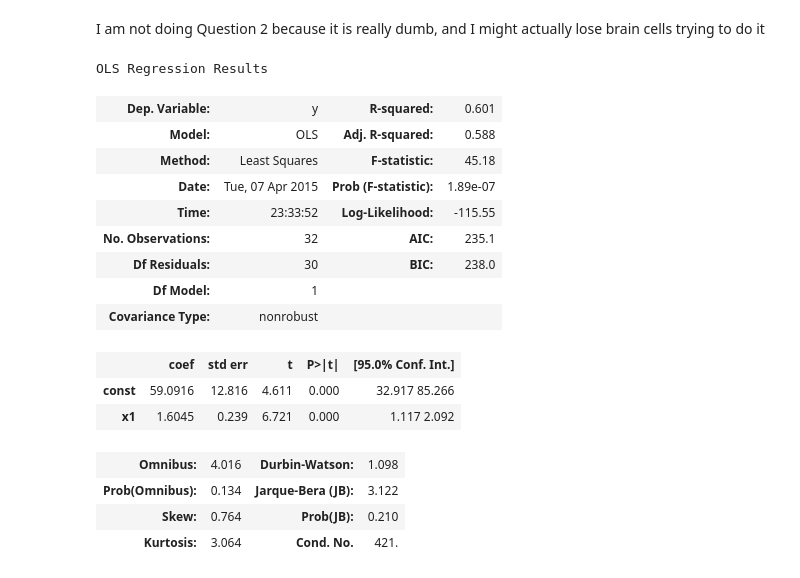
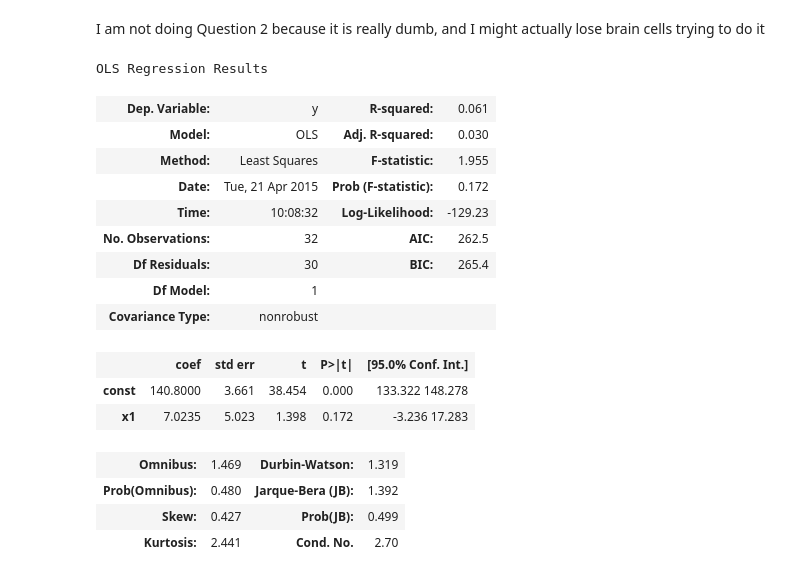
Before and after one commit to josephmisiti/applied-linear-regression, a Jupyter notebook: week2/week2.ipynb, the cells around one changed output. Saved outputs shown, nothing was run; the diff lists cells and outputs as text; code cells hidden in the pictures.

```diff
--- a/week2/week2.ipynb
+++ b/week2/week2.ipynb
@@ -60,26 +53,26 @@ import numpy as np
 import scipy as sp
 import statsmodels.api as sm
 # %%
-X = df[["AGE"]].values
+X = df[["SMK"]].values
 X = sm.add_constant(X)  # add the intercept term
 y = df["SBP"].values
 ols = sm.OLS(y, X).fit()
 ols.summary()
 # %% [output]
 OLS Regression Results
-| Dep. Variable: | y | R-squared: | 0.601 |
-| Model: | OLS | Adj. R-squared: | 0.588 |
-| Method: | Least Squares | F-statistic: | 45.18 |
-| Date: | Tue, 07 Apr 2015 | Prob (F-statistic): | 1.89e-07 |
-| Time: | 23:33:52 | Log-Likelihood: | -115.55 |
-| No. Observations: | 32 | AIC: | 235.1 |
-| Df Residuals: | 30 | BIC: | 238.0 |
+| Dep. Variable: | y | R-squared: | 0.061 |
+| Model: | OLS | Adj. R-squared: | 0.030 |
+| Method: | Least Squares | F-statistic: | 1.955 |
+| Date: | Tue, 21 Apr 2015 | Prob (F-statistic): | 0.172 |
+| Time: | 10:08:32 | Log-Likelihood: | -129.23 |
+| No. Observations: | 32 | AIC: | 262.5 |
+| Df Residuals: | 30 | BIC: | 265.4 |
 | Df Model: | 1 |  |  |
 | Covariance Type: | nonrobust |  |  |
 |  | coef | std err | t | P>|t| | [95.0% Conf. Int.] |
-| const | 59.0916 | 12.816 | 4.611 | 0.000 | 32.917 85.266 |
-| x1 | 1.6045 | 0.239 | 6.721 | 0.000 | 1.117 2.092 |
+| const | 140.8000 | 3.661 | 38.454 | 0.000 | 133.322 148.278 |
+| x1 | 7.0235 | 5.023 | 1.398 | 0.172 | -3.236 17.283 |
-| Omnibus: | 4.016 | Durbin-Watson: | 1.098 |
-| Prob(Omnibus): | 0.134 | Jarque-Bera (JB): | 3.122 |
-| Skew: | 0.764 | Prob(JB): | 0.210 |
-| Kurtosis: | 3.064 | Cond. No. | 421. |
+| Omnibus: | 1.469 | Durbin-Watson: | 1.319 |
+| Prob(Omnibus): | 0.480 | Jarque-Bera (JB): | 1.392 |
+| Skew: | 0.427 | Prob(JB): | 0.499 |
+| Kurtosis: | 2.441 | Cond. No. | 2.70 |
```
Also changed, not shown: parts of 17 cells of this notebook, 3 other files.
